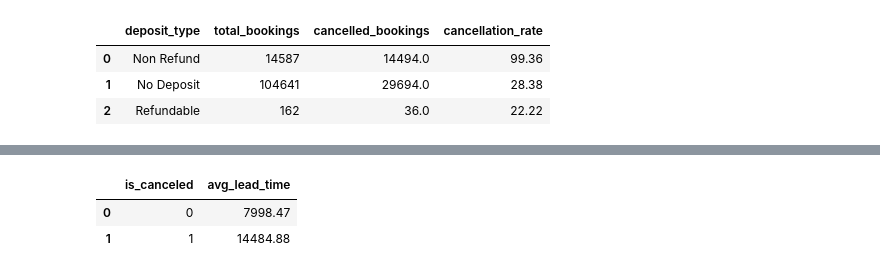
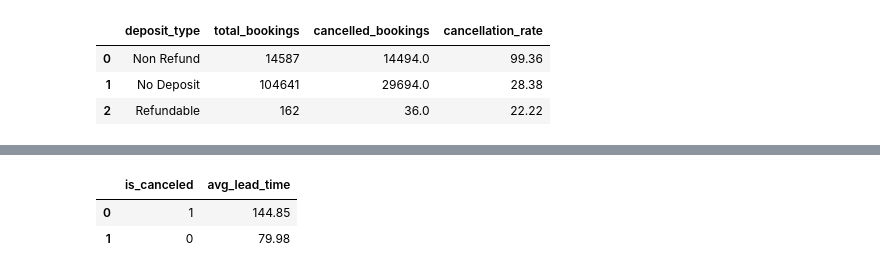
Before and after one commit to bansalbhumi/Hotel-Demand-Analytics-and-Cancellation-Prediction-Project, a Jupyter notebook: notebooks/04_sql_analytics.ipynb, the cells around one changed output, grey strips where cells are left out. Saved outputs shown, nothing was run; the diff lists cells and outputs as text; code cells hidden in the pictures.

```diff
--- a/notebooks/04_sql_analytics.ipynb
+++ b/notebooks/04_sql_analytics.ipynb
@@ -187,14 +207,14 @@ ORDER BY cancellation_rate DESC
 # %%
 ## AVERAGE LEAD TIME BY CANCELLATION
 
 duckdb.sql("""
 SELECT
     is_canceled,
-    ROUND(AVG(lead_time) *100, 2) AS avg_lead_time
+    ROUND(AVG(lead_time), 2) AS avg_lead_time
 FROM hotel_data
 GROUP BY is_canceled
 """).df()
 # %% [output]
 |  | is_canceled | avg_lead_time |
-| 0 | 0 | 7998.47 |
-| 1 | 1 | 14484.88 |
+| 0 | 1 | 144.85 |
+| 1 | 0 | 79.98 |
```
Also changed, not shown: parts of 24 cells of this notebook.
